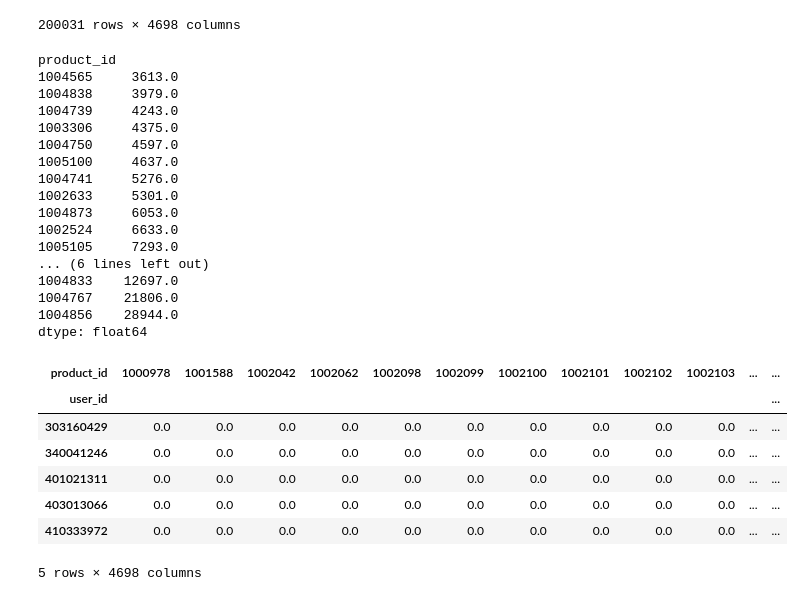
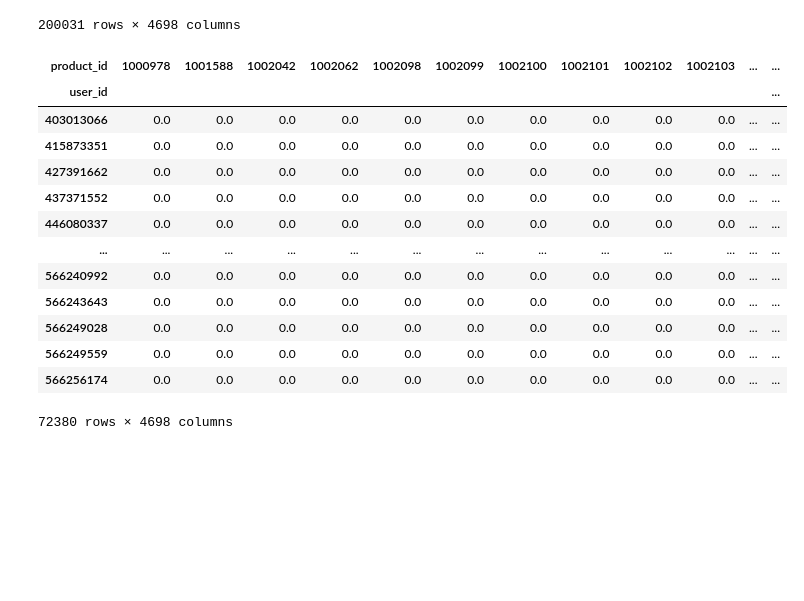
Before and after one commit to jiyoungemma/User-Log-data-analytics, a Jupyter notebook: big_query_table.ipynb, the cells around one changed output. Saved outputs shown, nothing was run; the diff lists cells and outputs as text; code cells hidden in the pictures; blank space fills up the shorter version.

```diff
--- a/big_query_table.ipynb
+++ b/big_query_table.ipynb
@@ -51,5 +79,5 @@ df_elec = df
 # %%
-df_fin = pd.pivot_table(df_elec, index = ['user_id'], columns = ['product_id'], values = 'purchase_count')
+df_fin = pd.pivot_table(df, index = ['user_id'], columns = ['product_id'], values = 'purchase_count')
 # %%
 df_fin
 # %% [output]
@@ -69,34 +97,26 @@ df_fin
 200031 rows × 4698 columns
 # %%
 df_fin = df_fin.fillna(0)
-# %%
-df_fin.sum().sort_values().tail(20)
-# %% [output]
-product_id
-1004565     3613.0
-1004838     3979.0
-1004739     4243.0
-1003306     4375.0
-1004750     4597.0
-1005100     4637.0
-1004741     5276.0
-1002633     5301.0
-1004873     6053.0
-1002524     6633.0
-1005105     7293.0
-... (6 lines left out)
-1004833    12697.0
-1004767    21806.0
-1004856    28944.0
-dtype: float64
-# %%
-df_fin.head()
-# %% [output]
-| product_id | 1000978 | 1001588 | 1002042 | 1002062 | 1002098 | 1002099 | 1002100 | 1002101 | 1002102 | 1002103 | ... | ... |
-| user_id |  |  |  |  |  |  |  |  |  |  |  | ... |
-| 303160429 | 0.0 | 0.0 | 0.0 | 0.0 | 0.0 | 0.0 | 0.0 | 0.0 | 0.0 | 0.0 | ... | ... |
-| 340041246 | 0.0 | 0.0 | 0.0 | 0.0 | 0.0 | 0.0 | 0.0 | 0.0 | 0.0 | 0.0 | ... | ... |
-| 401021311 | 0.0 | 0.0 | 0.0 | 0.0 | 0.0 | 0.0 | 0.0 | 0.0 | 0.0 | 0.0 | ... | ... |
-| 403013066 | 0.0 | 0.0 | 0.0 | 0.0 | 0.0 | 0.0 | 0.0 | 0.0 | 0.0 | 0.0 | ... | ... |
-| 410333972 | 0.0 | 0.0 | 0.0 | 0.0 | 0.0 | 0.0 | 0.0 | 0.0 | 0.0 | 0.0 | ... | ... |
-5 rows × 4698 columns
+# %%
+df_fin['total'] = df_fin.sum(axis=1)
+# %%
+df_filtered = df_fin.loc[df_fin['total'] > 1]
+# %%
+df_filtered.drop(columns='total', inplace = True)
+# %%
+df_filtered
+# %% [output]
+| product_id | 1000978 | 1001588 | 1002042 | 1002062 | 1002098 | 1002099 | 1002100 | 1002101 | 1002102 | 1002103 | ... | ... |
+| user_id |  |  |  |  |  |  |  |  |  |  |  | ... |
+| 403013066 | 0.0 | 0.0 | 0.0 | 0.0 | 0.0 | 0.0 | 0.0 | 0.0 | 0.0 | 0.0 | ... | ... |
+| 415873351 | 0.0 | 0.0 | 0.0 | 0.0 | 0.0 | 0.0 | 0.0 | 0.0 | 0.0 | 0.0 | ... | ... |
+| 427391662 | 0.0 | 0.0 | 0.0 | 0.0 | 0.0 | 0.0 | 0.0 | 0.0 | 0.0 | 0.0 | ... | ... |
+| 437371552 | 0.0 | 0.0 | 0.0 | 0.0 | 0.0 | 0.0 | 0.0 | 0.0 | 0.0 | 0.0 | ... | ... |
+| 446080337 | 0.0 | 0.0 | 0.0 | 0.0 | 0.0 | 0.0 | 0.0 | 0.0 | 0.0 | 0.0 | ... | ... |
+| ... | ... | ... | ... | ... | ... | ... | ... | ... | ... | ... | ... | ... |
+| 566240992 | 0.0 | 0.0 | 0.0 | 0.0 | 0.0 | 0.0 | 0.0 | 0.0 | 0.0 | 0.0 | ... | ... |
+| 566243643 | 0.0 | 0.0 | 0.0 | 0.0 | 0.0 | 0.0 | 0.0 | 0.0 | 0.0 | 0.0 | ... | ... |
+| 566249028 | 0.0 | 0.0 | 0.0 | 0.0 | 0.0 | 0.0 | 0.0 | 0.0 | 0.0 | 0.0 | ... | ... |
+| 566249559 | 0.0 | 0.0 | 0.0 | 0.0 | 0.0 | 0.0 | 0.0 | 0.0 | 0.0 | 0.0 | ... | ... |
+| 566256174 | 0.0 | 0.0 | 0.0 | 0.0 | 0.0 | 0.0 | 0.0 | 0.0 | 0.0 | 0.0 | ... | ... |
+72380 rows × 4698 columns
```
Also changed, not shown: parts of 33 cells of this notebook.
